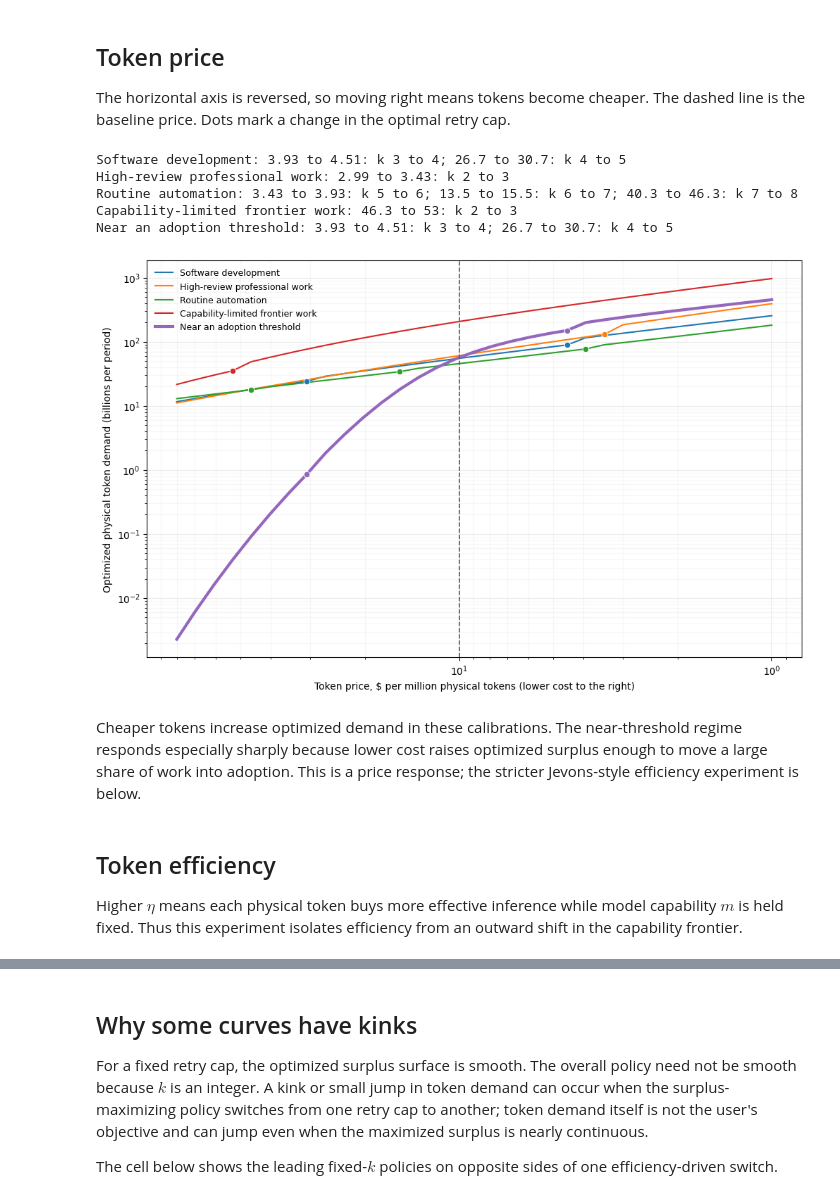
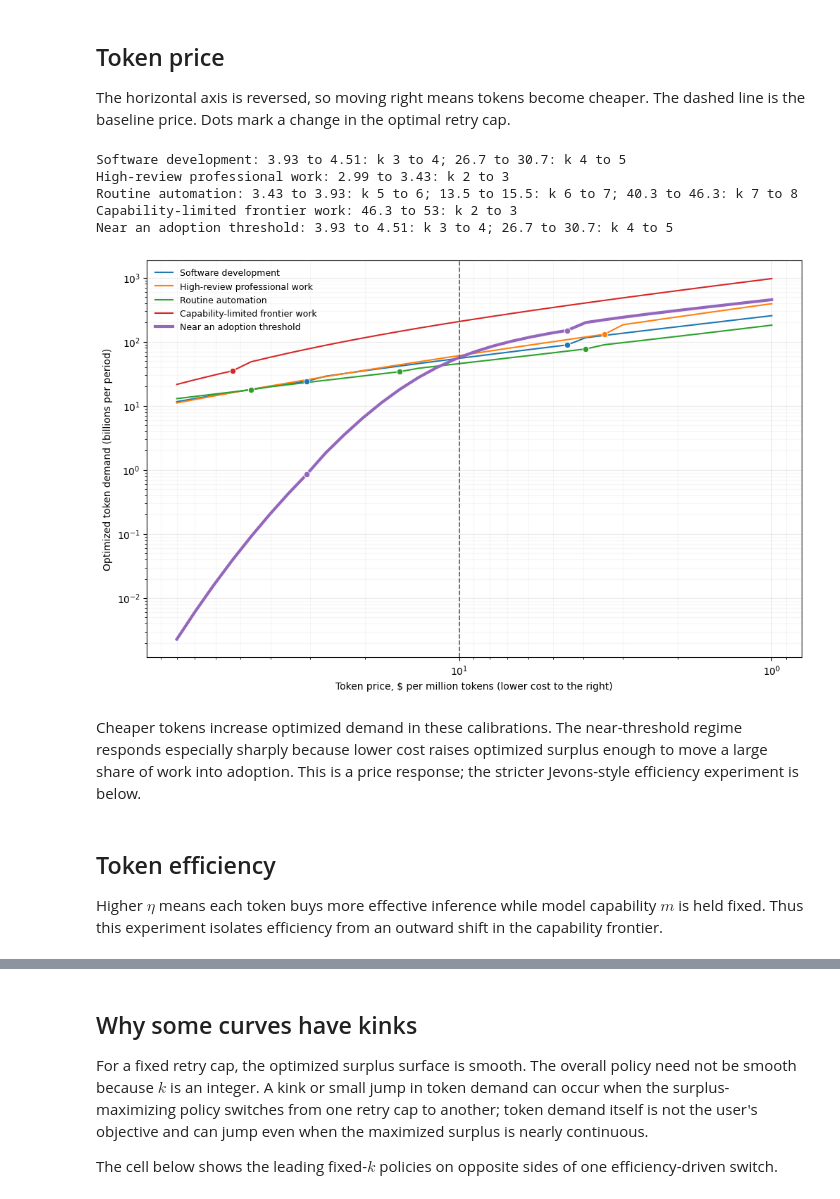
Before and after one commit to theothersteven/modeling-token-demand, a Jupyter notebook: notebooks/comparative_statics.ipynb, the cells around one changed output, grey strips where cells are left out. Saved outputs shown, nothing was run; the diff lists cells and outputs as text; code cells hidden in the pictures.

Commit message:
Simplify token terminology

```diff
--- a/notebooks/comparative_statics.ipynb
+++ b/notebooks/comparative_statics.ipynb
@@ -139,7 +139,7 @@ def plot_demand(values, results, xlabel, filename, baseline_value, reverse_x=Fal
     if reverse_x:
         ax.invert_xaxis()
     ax.set_xlabel(xlabel)
-    ax.set_ylabel("Optimized physical token demand (billions per period)")
+    ax.set_ylabel("Optimized token demand (billions per period)")
     ax.grid(which="major", alpha=0.25)
     ax.grid(which="minor", alpha=0.10)
     ax.legend(frameon=False, fontsize=9)
@@ -190,28 +190,28 @@ The horizontal axis is reversed, so moving right means tokens become cheaper. Th
 # %%
 token_prices = np.geomspace(1.0, 80.0, 33)
 price_results = solve_axis("token_price_per_million", token_prices)
 print_retry_switches(token_prices, price_results)
 price_figure = plot_demand(
     token_prices,
     price_results,
-    xlabel="Token price, $ per million physical tokens (lower cost to the right)",
+    xlabel="Token price, $ per million tokens (lower cost to the right)",
     filename="token-demand-vs-price.png",
     baseline_value=10.0,
     reverse_x=True,
 )
 # %% [output]
 Software development: 3.93 to 4.51: k 3 to 4; 26.7 to 30.7: k 4 to 5
 High-review professional work: 2.99 to 3.43: k 2 to 3
 Routine automation: 3.43 to 3.93: k 5 to 6; 13.5 to 15.5: k 6 to 7; 40.3 to 46.3: k 7 to 8
 Capability-limited frontier work: 46.3 to 53: k 2 to 3
 Near an adoption threshold: 3.93 to 4.51: k 3 to 4; 26.7 to 30.7: k 4 to 5
-[figure, old version]
+[figure, new version]
 # %% [markdown]
 Cheaper tokens increase optimized demand in these calibrations. The near-threshold regime responds especially sharply because lower cost raises optimized surplus enough to move a large share of work into adoption. This is a price response; the stricter Jevons-style efficiency experiment is below.
 # %% [markdown]
 ## Token efficiency
 
-Higher $\eta$ means each physical token buys more effective inference while model capability $m$ is held fixed. Thus this experiment isolates efficiency from an outward shift in the capability frontier.
+Higher $\eta$ means each token buys more effective inference while model capability $m$ is held fixed. Thus this experiment isolates efficiency from an outward shift in the capability frontier.
 # %%
 token_efficiencies = np.geomspace(0.35, 5.0, 33)
 efficiency_results = solve_axis("token_efficiency", token_efficiencies)
```
Also changed, not shown: parts of 3 cells of this notebook, 5 other files.
